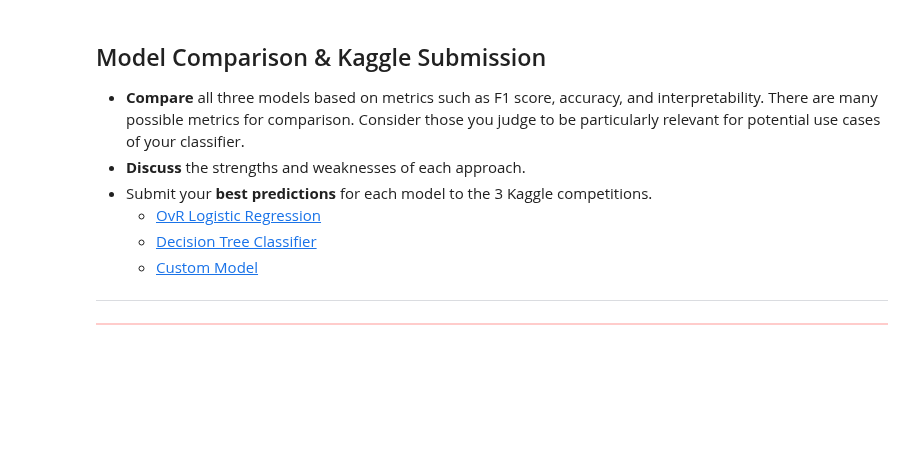
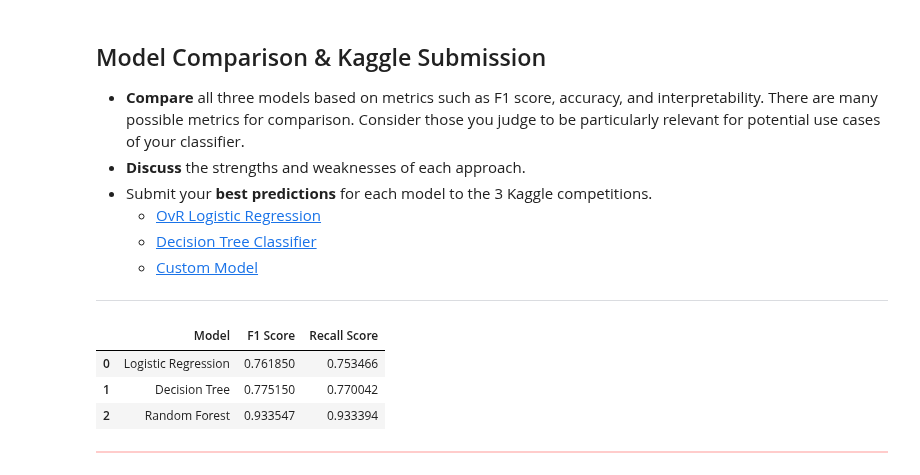
Before and after one commit to julienberman/CS-109a, a Jupyter notebook: psets/cs1090a_hw5/cs1090a_hw5.ipynb, the cells around one changed output. Saved outputs shown, nothing was run; the diff lists cells and outputs as text; code cells hidden in the pictures; blank space fills up the shorter version.

```diff
--- a/psets/cs1090a_hw5/cs1090a_hw5.ipynb
+++ b/psets/cs1090a_hw5/cs1090a_hw5.ipynb
@@ -1379,28 +1411,32 @@ custom results: All test cases passed!
 ---
 # %%
 # make a table where we have the F1 score, accuracy for each model
-# get the predictions for each model
 logreg_predictions = best_model_ovr.predict(X_train)
 dt_predictions = best_model_dt.predict(X_train)
 rf_predictions = model.predict(X_train)
 
 # get the metrics for each model
 logreg_f1 = f1_score(y_train, logreg_predictions, average='weighted')
 dt_f1 = f1_score(y_train, dt_predictions, average='weighted')
 rf_f1 = f1_score(y_train, rf_predictions, average='weighted')
 
-logreg_rec = recall_score(y_train, logreg_predictions)
-dt_rec = recall_score(y_train, dt_predictions)
-rf_rec = recall_score(y_train, rf_predictions)
+logreg_rec = recall_score(y_train, logreg_predictions, average='weighted')
+dt_rec = recall_score(y_train, dt_predictions, average='weighted')
+rf_rec = recall_score(y_train, rf_predictions, average='weighted')
 
 # create a dataframe
 model_metrics = pd.DataFrame({
     'Model': ['Logistic Regression', 'Decision Tree', 'Random Forest'],
     'F1 Score': [logreg_f1, dt_f1, rf_f1],
     'Recall Score': [logreg_rec, dt_rec, rf_rec]
 })
 
-model_metrics
+display(model_metrics)
+# %% [output]
+|  | Model | F1 Score | Recall Score |
+| 0 | Logistic Regression | 0.761850 | 0.753466 |
+| 1 | Decision Tree | 0.775150 | 0.770042 |
+| 2 | Random Forest | 0.933547 | 0.933394 |
 # %% [markdown]
 <div class="highlight-box" style="border: 1px solid #ffcccb; background-color: #ffcccb; height: 5px;"></div>
 # %% [markdown]
```
Also changed, not shown: parts of 10 cells of this notebook, 1 other file.
